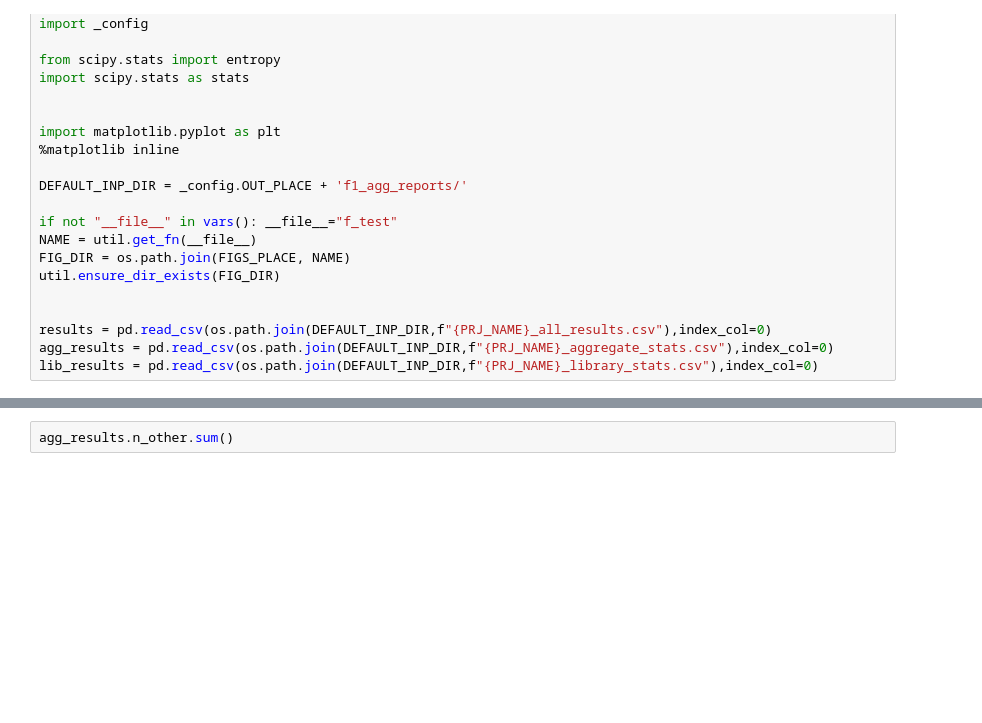
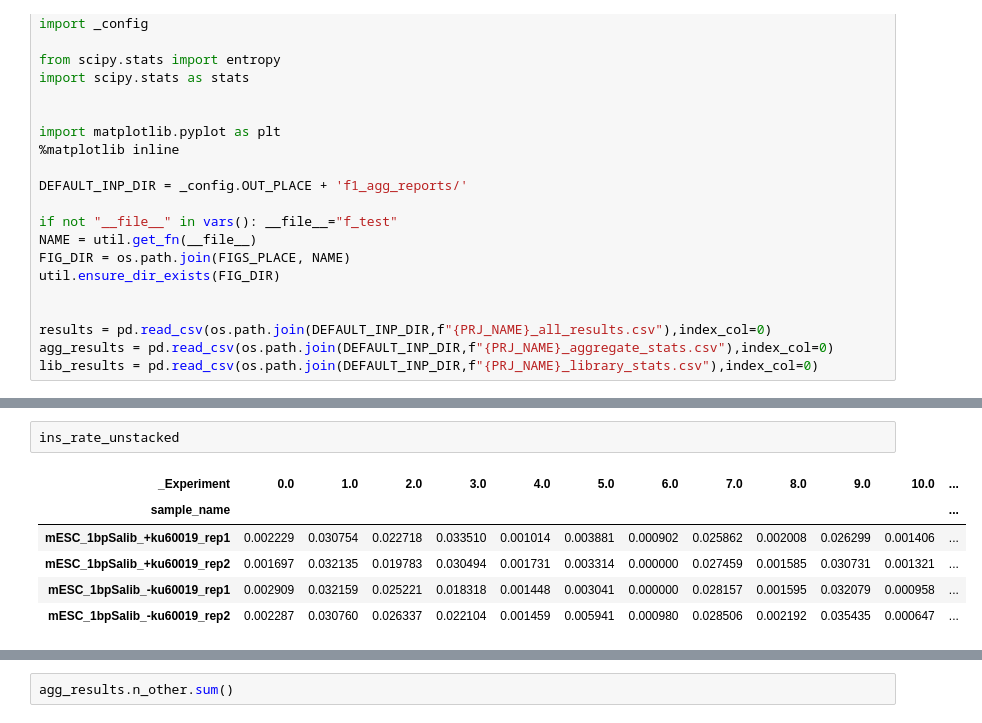
Before and after one commit to bh0085/reduced, a Jupyter notebook: src/f3_figures_reduced_sm.subproj.ipynb, the cells around one changed output, grey strips where cells are left out. Drawn from its saved outputs; the diff is of its cells as text; blank space fills up the shorter version.

```diff
--- a/src/f3_figures_reduced_sm.subproj.ipynb
+++ b/src/f3_figures_reduced_sm.subproj.ipynb
@@ -47,0 +84,9 @@ lib_results = pd.read_csv(os.path.join(DEFAULT_INP_DIR,f"{PRJ_NAME}_library_stat
+# %%
+ins_rate_unstacked
+# %% [output]
+| _Experiment | 0.0 | 1.0 | 2.0 | 3.0 | 4.0 | 5.0 | 6.0 | 7.0 | 8.0 | 9.0 | 10.0 | ... |
+| sample_name |  |  |  |  |  |  |  |  |  |  |  | ... |
+| mESC_1bpSalib_+ku60019_rep1 | 0.002229 | 0.030754 | 0.022718 | 0.033510 | 0.001014 | 0.003881 | 0.000902 | 0.025862 | 0.002008 | 0.026299 | 0.001406 | ... |
+| mESC_1bpSalib_+ku60019_rep2 | 0.001697 | 0.032135 | 0.019783 | 0.030494 | 0.001731 | 0.003314 | 0.000000 | 0.027459 | 0.001585 | 0.030731 | 0.001321 | ... |
+| mESC_1bpSalib_-ku60019_rep1 | 0.002909 | 0.032159 | 0.025221 | 0.018318 | 0.001448 | 0.003041 | 0.000000 | 0.028157 | 0.001595 | 0.032079 | 0.000958 | ... |
+| mESC_1bpSalib_-ku60019_rep2 | 0.002287 | 0.030760 | 0.026337 | 0.022104 | 0.001459 | 0.005941 | 0.000980 | 0.028506 | 0.002192 | 0.035435 | 0.000647 | ... |
```
Also changed, not shown: parts of 11 cells of this notebook, 2 other files.
